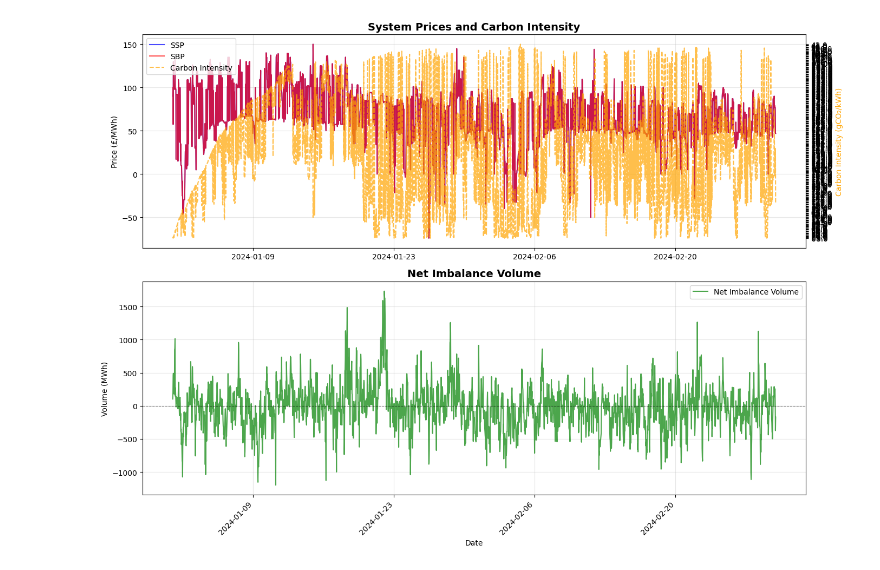
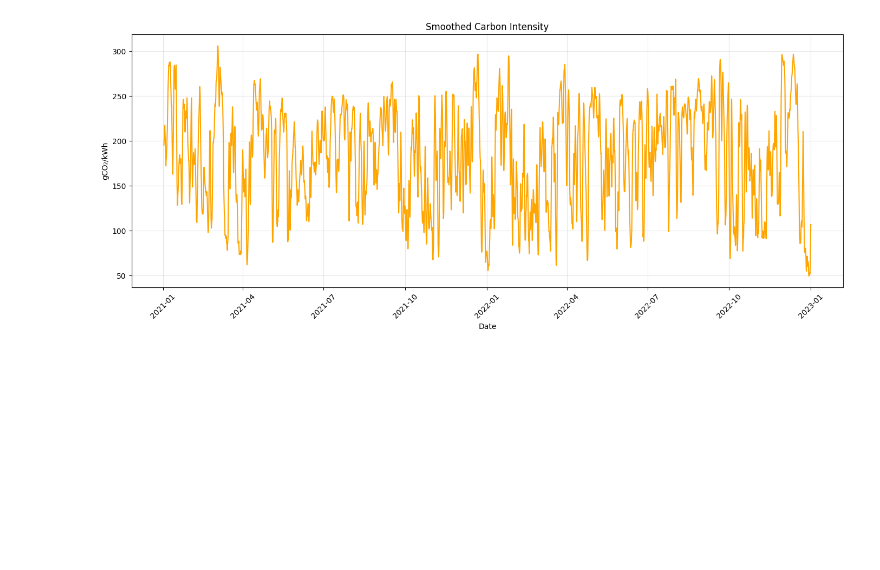
Before and after one commit to giacfiorani/DRL_BESS_Optimisation, a Jupyter notebook: data/visualise_data.ipynb, the cells around one changed output. Saved outputs shown, nothing was run; the diff lists cells and outputs as text; code cells hidden in the pictures; blank space fills up the shorter version.

```diff
--- a/data/visualise_data.ipynb
+++ b/data/visualise_data.ipynb
@@ -69,39 +92,0 @@ plt.show()
-# %%
-# Plot 4: Combined Overview
-fig, axes = plt.subplots(2, 1, figsize=(14, 10))
-
-# Prices and Carbon Intensity
-ax1 = axes[0]
-ax1_twin = ax1.twinx()
-line1 = ax1.plot(df['timestamp'], df['ssp'], label='SSP', color='blue', alpha=0.7, linewidth=1.5)
-line2 = ax1.plot(df['timestamp'], df['sbp'], label='SBP', color='red', alpha=0.7, linewidth=1.5)
-line3 = ax1_twin.plot(df['timestamp'], df['carbon_gco2_kwh'], label='Carbon Intensity',
-                      color='orange', alpha=0.7, linewidth=1.5, linestyle='--')
-ax1.set_ylabel('Price (£/MWh)', color='black')
-ax1_twin.set_ylabel('Carbon Intensity (gCO₂/kWh)', color='orange')
-ax1.set_title('System Prices and Carbon Intensity', fontsize=14, fontweight='bold')
-lines = line1 + line2 + line3
-labels = [l.get_label() for l in lines]
-ax1.legend(lines, labels, loc='upper left')
-ax1.grid(True, alpha=0.3)
-ax1.xaxis.set_major_formatter(mdates.DateFormatter('%Y-%m-%d'))
-ax1.xaxis.set_major_locator(mdates.WeekdayLocator(interval=2))
-
-# Net Imbalance Volume
-ax2 = axes[1]
-ax2.plot(df['timestamp'], df['niv'], label='Net Imbalance Volume',
-         color='green', alpha=0.7, linewidth=1.5)
-ax2.set_xlabel('Date')
-ax2.set_ylabel('Volume (MWh)')
-ax2.set_title('Net Imbalance Volume', fontsize=14, fontweight='bold')
-ax2.legend()
-ax2.grid(True, alpha=0.3)
-ax2.axhline(y=0, color='black', linestyle='--', linewidth=0.8, alpha=0.5)
-ax2.xaxis.set_major_formatter(mdates.DateFormatter('%Y-%m-%d'))
-ax2.xaxis.set_major_locator(mdates.WeekdayLocator(interval=2))
-plt.setp(ax2.xaxis.get_majorticklabels(), rotation=45, ha='right')
-
-plt.tight_layout()
-plt.show()
-# %% [output]
-[figure, removed]
@@ -109,0 +93,14 @@ import pandas as pd
+# %%
+df['ci_smooth'] = df['carbon_gco2_kwh'].rolling(48).mean()  # 1 day window
+
+plt.figure(figsize=(14,6))
+plt.plot(df['timestamp'], df['ci_smooth'], color="orange")
+plt.title("Smoothed Carbon Intensity")
+plt.xlabel("Date")
+plt.ylabel("gCO₂/kWh")
+plt.grid(alpha=0.3)
+plt.xticks(rotation=45)
+plt.tight_layout()
+plt.show()
+# %% [output]
+[figure, added]
```
Also changed, not shown: parts of 7 cells of this notebook, 4 other files.
